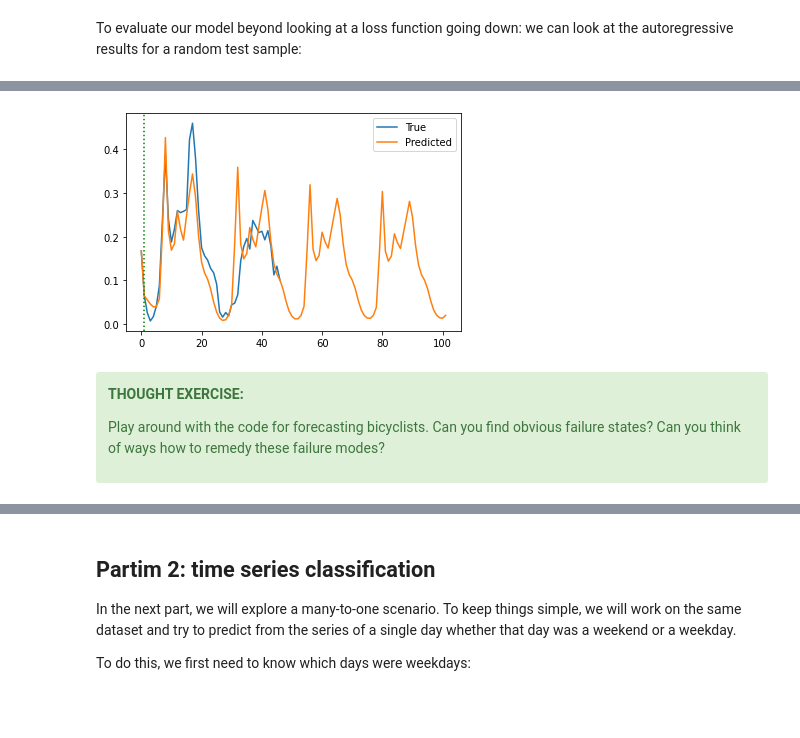
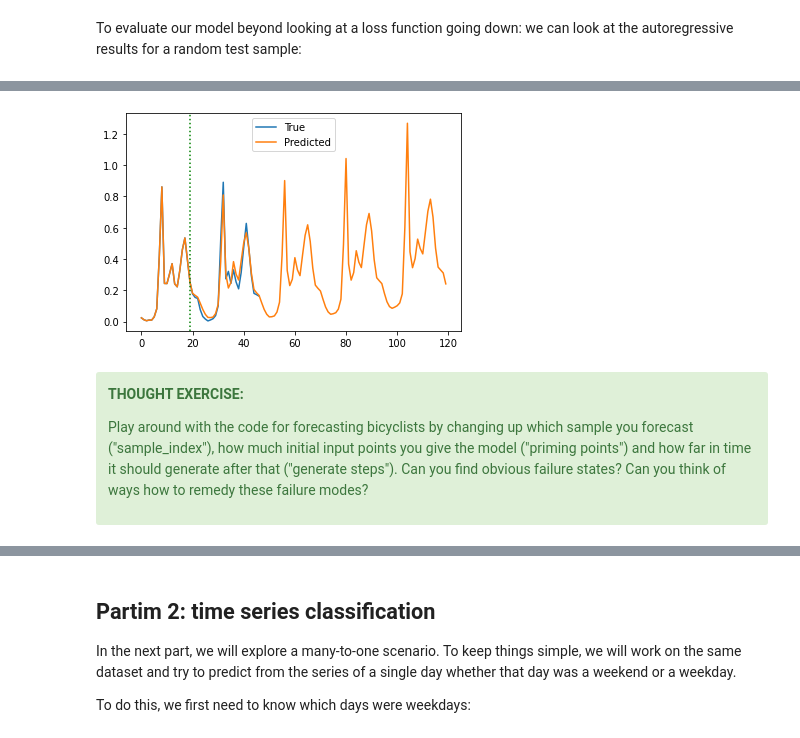
Before and after one commit to gdewael/teaching, a Jupyter notebook: predmod/RNNs/PClab_RNNs.ipynb, the cells around one changed output, grey strips where cells are left out. Drawn from its saved outputs; the diff is of its cells as text; code cells hidden in the pictures; blank space fills up the shorter version.

```diff
--- a/predmod/RNNs/PClab_RNNs.ipynb
+++ b/predmod/RNNs/PClab_RNNs.ipynb
@@ -181,13 +181,3 @@ For autoregressive modeling of time series, we should have an output for every i
 </div>
 
 Test your model with some toy data down below.
-# %%
-class CyclerForecaster(nn.Module):
-    def __init__(self, input_dim = 25, hidden_dim = 64):
-        super().__init__()
-        self.gru = nn.GRU(input_size = input_dim, hidden_size = hidden_dim, batch_first = True)
-        self.output_head = nn.Linear(hidden_dim, 1)
-
-    def forward(self, x):
-        output, _ = self.gru(x)
-        return self.output_head(output)
@@ -339,24 +289,24 @@ def generate_n_timesteps(previous, model, n = 5):
 
     return previous[:, 0]
 # %%
-sample_index = 10
-priming_points = 2
-generate_steps = 100
+sample_index = 0 # any index in the test set
+priming_points = ... # how many observed timepoints to give the model to start predicting from
+generate_steps = ... # how many timepoints in the future the model should forecast
 
 
 plt.plot(np.arange(len(X_test[sample_index])), X_test[sample_index, :, 0])
 predictions = generate_n_timesteps(X_test[sample_index, :priming_points], model, n = generate_steps).numpy()
 plt.plot(np.arange(len(predictions)), predictions)
 plt.axvline(x = priming_points-1, color = "green", linestyle = ":")
 plt.legend(["True", "Predicted"])
 plt.show()
 # %% [output]
-[figure, old version]
+[figure, new version]
 # %% [markdown]
 <div class="alert alert-success">
 
 <b>THOUGHT EXERCISE:</b>
-<p> Play around with the code for forecasting bicyclists. Can you find obvious failure states? Can you think of ways how to remedy these failure modes?
+<p> Play around with the code for forecasting bicyclists by changing up which sample you forecast ("sample_index"), how much initial input points you give the model ("priming points") and how far in time it should generate after that ("generate steps"). Can you find obvious failure states? Can you think of ways how to remedy these failure modes?
 </p>
 
 </div>
```
Also changed, not shown: parts of 14 cells of this notebook.
